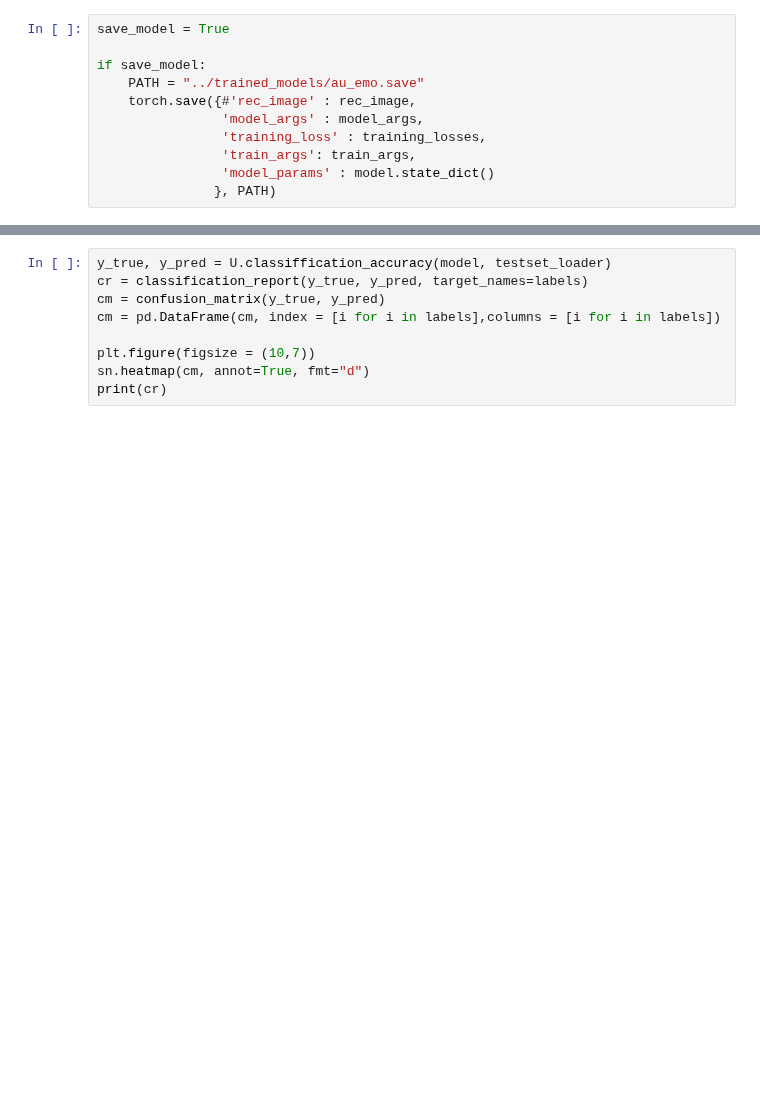
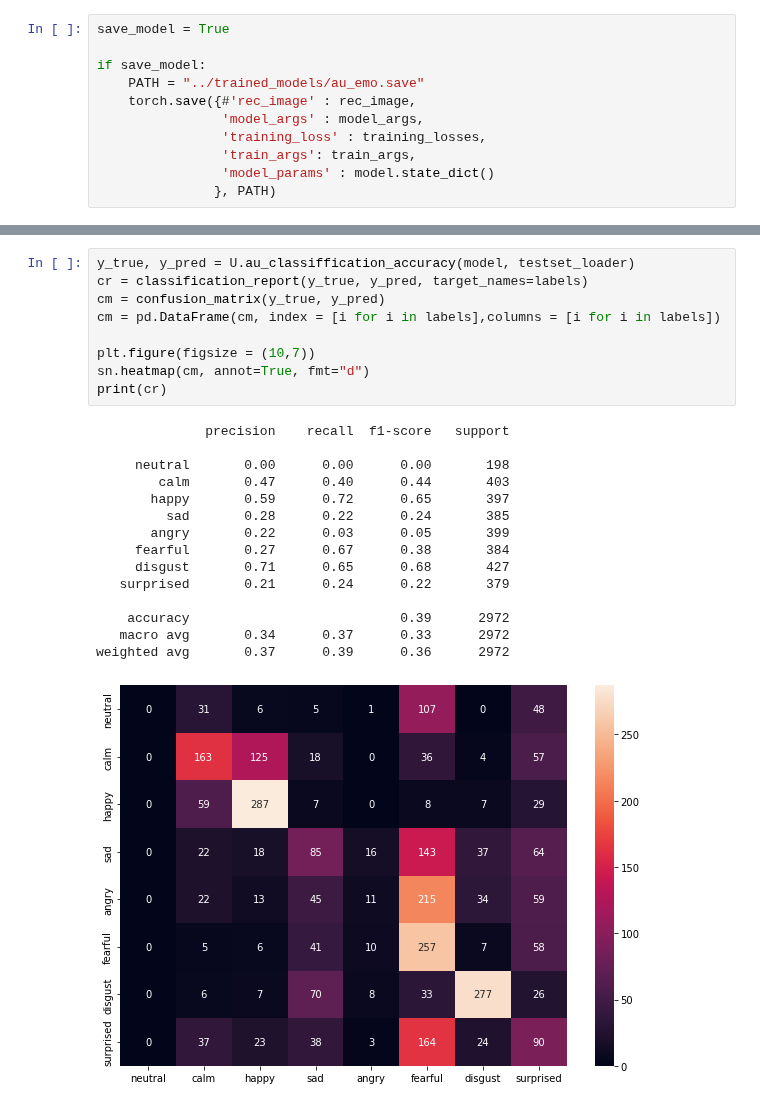
Before and after one commit to Ale-Ba2lero/Multimodal-Emotion-Analysis, a Jupyter notebook: src/mvae_torch/au_emotions_mvae_torch.ipynb, the cells around one changed output, grey strips where cells are left out. Cells and saved outputs as stored; diff of their text form; blank space fills up the shorter version.

```diff
--- a/src/mvae_torch/au_emotions_mvae_torch.ipynb
+++ b/src/mvae_torch/au_emotions_mvae_torch.ipynb
@@ -119,10 +142,26 @@ labels = list(Rd.emocat.values())
 # %%
-y_true, y_pred = U.classiffication_accuracy(model, testset_loader)
+y_true, y_pred = U.au_classiffication_accuracy(model, testset_loader)
 cr = classification_report(y_true, y_pred, target_names=labels)
 cm = confusion_matrix(y_true, y_pred)
 cm = pd.DataFrame(cm, index = [i for i in labels],columns = [i for i in labels])
 
 plt.figure(figsize = (10,7))
 sn.heatmap(cm, annot=True, fmt="d")
 print(cr)
+# %% [output]
+              precision    recall  f1-score   support
+
+     neutral       0.00      0.00      0.00       198
+        calm       0.47      0.40      0.44       403
+       happy       0.59      0.72      0.65       397
+         sad       0.28      0.22      0.24       385
+       angry       0.22      0.03      0.05       399
+     fearful       0.27      0.67      0.38       384
+     disgust       0.71      0.65      0.68       427
+   surprised       0.21      0.24      0.22       379
+
+    accuracy                           0.39      2972
+   macro avg       0.34      0.37      0.33      2972
+weighted avg       0.37      0.39      0.36      2972
+[figure, added]
 # %%
```
Also changed, not shown: parts of 11 cells of this notebook, 6 other files.
